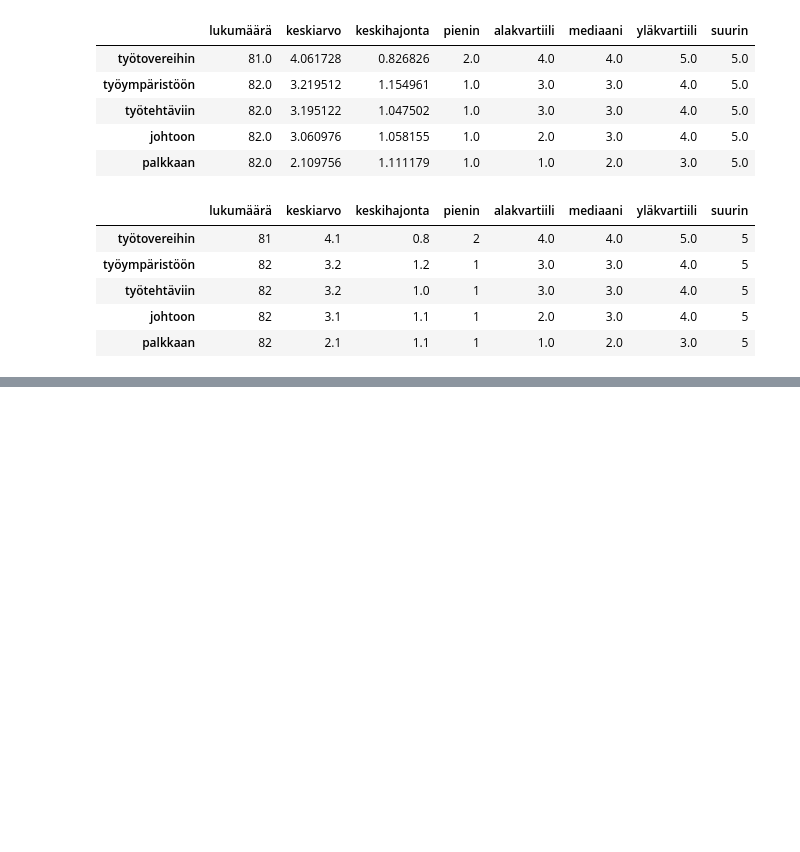
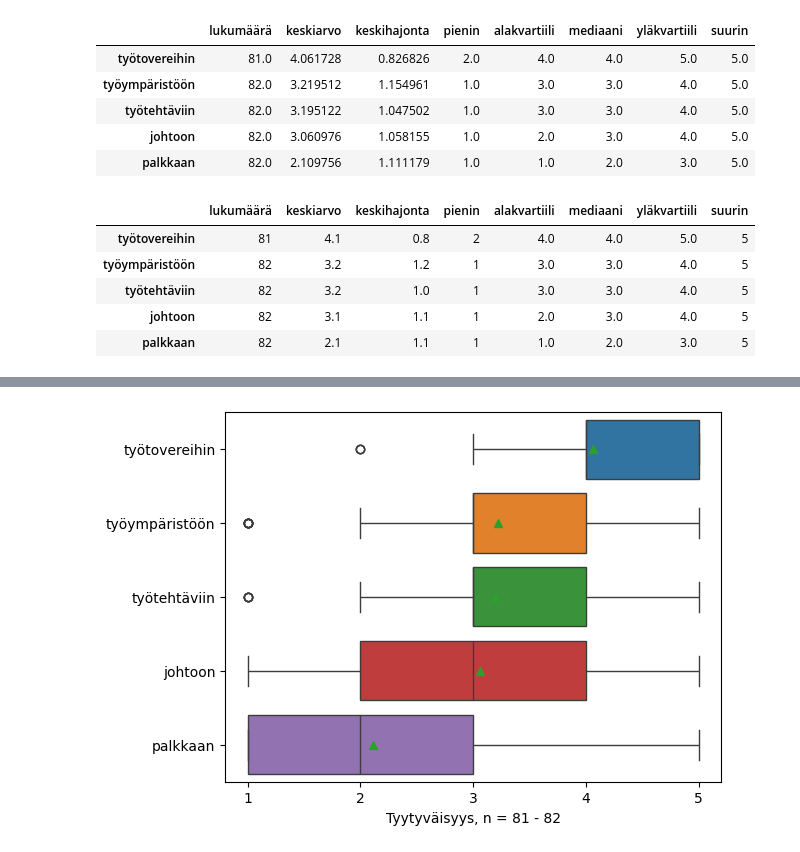
Before and after one commit to lassihi/Data-analytiikka-pythonilla, a Jupyter notebook: luento-3.ipynb, the cells around one changed output, grey strips where cells are left out. Drawn from its saved outputs; the diff is of its cells as text; code cells hidden in the pictures; blank space fills up the shorter version.

```diff
--- a/luento-3.ipynb
+++ b/luento-3.ipynb
@@ -109,0 +135,18 @@ df3.style.format(precision=1).format(precision=0, subset=["lukumäärä", "pieni
+# %%
+# laaditaan tyytyväisyysmuuttujille laatikkojanakuviot tässä järjestyksessä
+sns.boxplot(data=df[lista], orient="h", showmeans=True)
+
+# muokataan x-akselille pelkät kokonaisluvut
+plt.xticks([1, 2, 3, 4, 5])
+
+# lasketaan n-arvojen suurin ja pienin arvo
+n_min = df3["lukumäärä"].min()
+n_max = df3["lukumäärä"].max()
+
+# x-akselille otsiko
+plt.xlabel(f"Tyytyväisyys, n = {n_min:.0f} - {n_max:.0f}")
+
+# pelkkä kuva
+plt.show()
+# %% [output]
+[figure, added]
```
Also changed, not shown: parts of 4 cells of this notebook, 1 other file.
